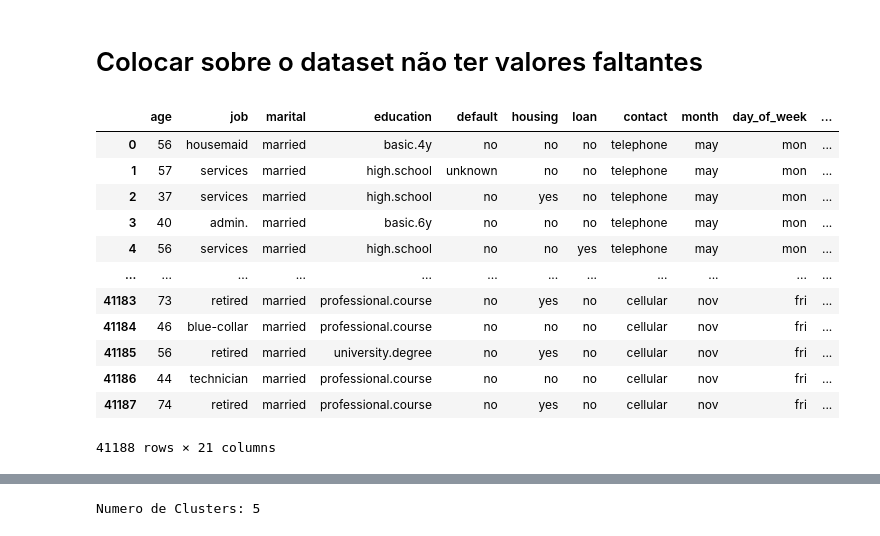
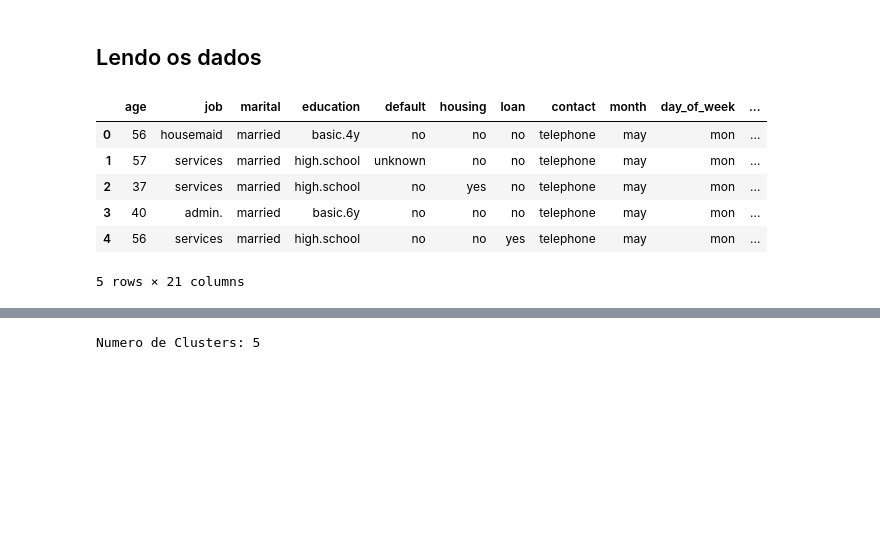
Before and after one commit to HudsonArauj/ProjectML, a Jupyter notebook: project.ipynb, the cells around one changed output, grey strips where cells are left out. Cells and saved outputs as stored; diff of their text form; code cells hidden in the pictures; blank space fills up the shorter version.

```diff
--- a/project.ipynb
+++ b/project.ipynb
@@ -6,5 +8,7 @@ import matplotlib.pyplot as plt
 
 RANDOM_SEED = 42
 np.random.seed(RANDOM_SEED)
+# %% [markdown]
+## Lendo os dados
 # %%
 df = pd.read_csv('bank-additional-full.csv', sep=';')
@@ -38,18 +15,10 @@ df = pd.read_csv('bank-additional-full.csv', sep=';')
-# %% [markdown]
-# Colocar sobre o dataset não ter valores faltantes
 # %%
-df
+df.head()
 # %% [output]
 |  | age | job | marital | education | default | housing | loan | contact | month | day_of_week | ... |
 | 0 | 56 | housemaid | married | basic.4y | no | no | no | telephone | may | mon | ... |
 | 1 | 57 | services | married | high.school | unknown | no | no | telephone | may | mon | ... |
 | 2 | 37 | services | married | high.school | no | yes | no | telephone | may | mon | ... |
 | 3 | 40 | admin. | married | basic.6y | no | no | no | telephone | may | mon | ... |
 | 4 | 56 | services | married | high.school | no | no | yes | telephone | may | mon | ... |
-| ... | ... | ... | ... | ... | ... | ... | ... | ... | ... | ... | ... |
-| 41183 | 73 | retired | married | professional.course | no | yes | no | cellular | nov | fri | ... |
-| 41184 | 46 | blue-collar | married | professional.course | no | no | no | cellular | nov | fri | ... |
-| 41185 | 56 | retired | married | university.degree | no | yes | no | cellular | nov | fri | ... |
-| 41186 | 44 | technician | married | professional.course | no | no | no | cellular | nov | fri | ... |
-| 41187 | 74 | retired | married | professional.course | no | yes | no | cellular | nov | fri | ... |
-41188 rows × 21 columns
+5 rows × 21 columns
```
Also changed, not shown: parts of 46 cells of this notebook.
